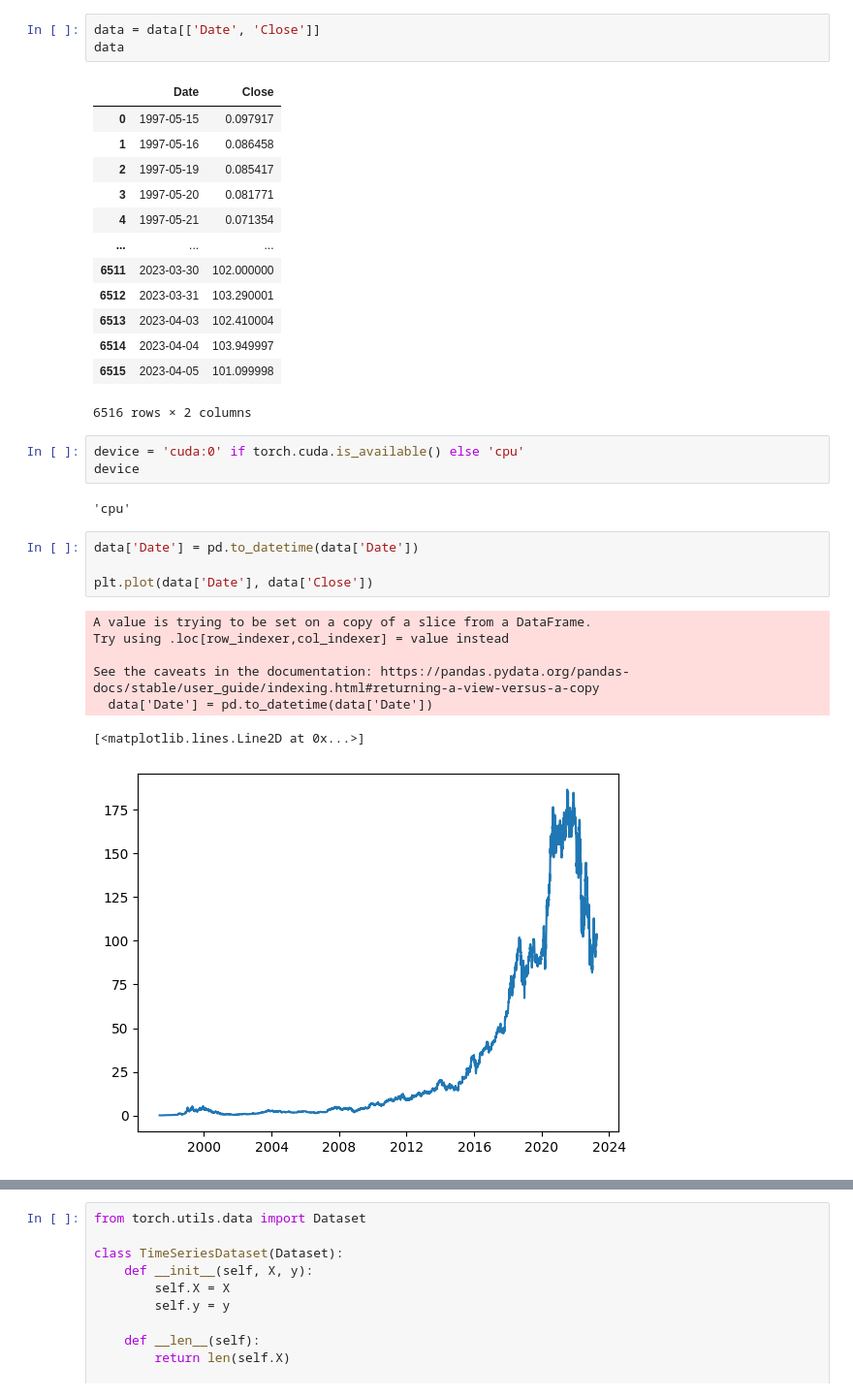
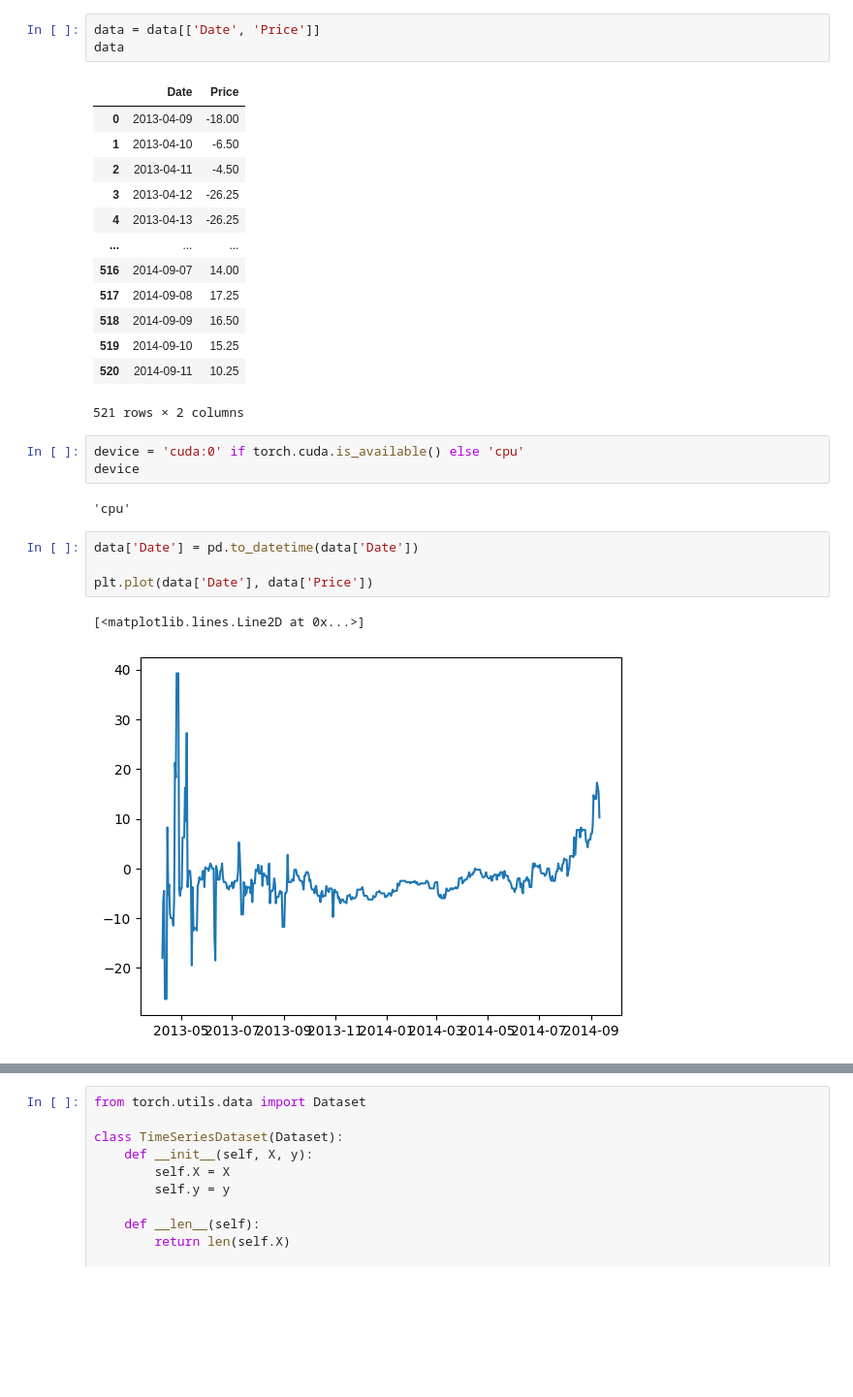
Before and after one commit to anmol201212/TacticalQuant, a Jupyter notebook: Prediction/LSTM_test.ipynb, the cells around one changed output, grey strips where cells are left out. Shown at 97% size. Cells and saved outputs as stored; diff of their text form; blank space fills up the shorter version.

```diff
--- a/Prediction/LSTM_test.ipynb
+++ b/Prediction/LSTM_test.ipynb
@@ -16,20 +28,20 @@ OSError: [WinError 126] The specified module could not be found. Error loading "
 # %%
-data = data[['Date', 'Close']]
+data = data[['Date', 'Price']]
 data
 # %% [output]
-|  | Date | Close |
-| 0 | 1997-05-15 | 0.097917 |
-| 1 | 1997-05-16 | 0.086458 |
-| 2 | 1997-05-19 | 0.085417 |
-| 3 | 1997-05-20 | 0.081771 |
-| 4 | 1997-05-21 | 0.071354 |
+|  | Date | Price |
+| 0 | 2013-04-09 | -18.00 |
+| 1 | 2013-04-10 | -6.50 |
+| 2 | 2013-04-11 | -4.50 |
+| 3 | 2013-04-12 | -26.25 |
+| 4 | 2013-04-13 | -26.25 |
 | ... | ... | ... |
-| 6511 | 2023-03-30 | 102.000000 |
-| 6512 | 2023-03-31 | 103.290001 |
-| 6513 | 2023-04-03 | 102.410004 |
-| 6514 | 2023-04-04 | 103.949997 |
-| 6515 | 2023-04-05 | 101.099998 |
+| 516 | 2014-09-07 | 14.00 |
+| 517 | 2014-09-08 | 17.25 |
+| 518 | 2014-09-09 | 16.50 |
+| 519 | 2014-09-10 | 15.25 |
+| 520 | 2014-09-11 | 10.25 |
-6516 rows × 2 columns
+521 rows × 2 columns
 # %%
 device = 'cuda:0' if torch.cuda.is_available() else 'cpu'
 device
@@ -38,15 +50,10 @@ device
 # %%
 data['Date'] = pd.to_datetime(data['Date'])
 
-plt.plot(data['Date'], data['Close'])
+plt.plot(data['Date'], data['Price'])
 # %% [output]
-A value is trying to be set on a copy of a slice from a DataFrame.
-Try using .loc[row_indexer,col_indexer] = value instead
-
-See the caveats in the documentation: https://pandas.pydata.org/pandas-docs/stable/user_guide/indexing.html#returning-a-view-versus-a-copy
-  data['Date'] = pd.to_datetime(data['Date'])
+[<matplotlib.lines.Line2D at 0x...>]
-[<matplotlib.lines.Line2D at 0x...>]
-[figure, old version]
+[figure, new version]
 # %%
 from copy import deepcopy as dc
 
```
Also changed, not shown: parts of 19 cells of this notebook, 43 other files.
